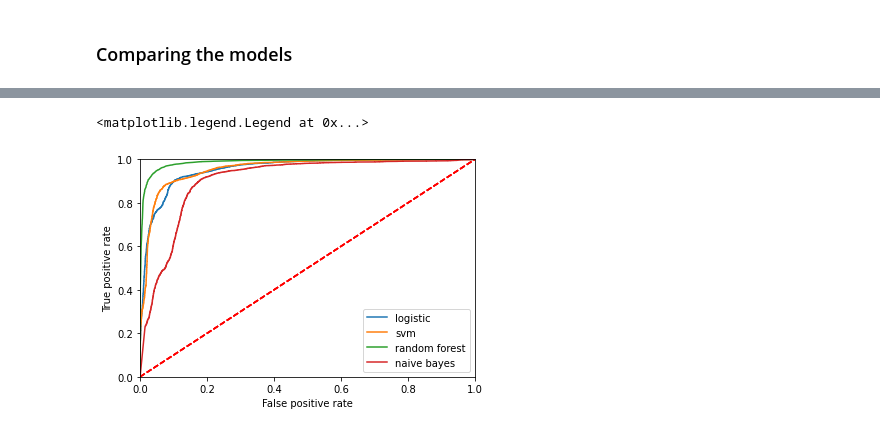
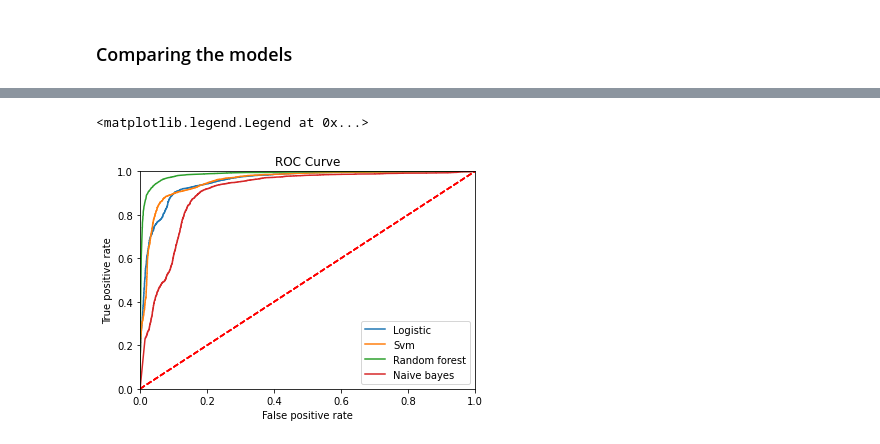
Before and after one commit to Adnan10101/Phishing-sites, a Jupyter notebook: model/model.ipynb, the cells around one changed output, grey strips where cells are left out. Drawn from its saved outputs; the diff is of its cells as text; code cells hidden in the pictures.

```diff
--- a/model/model.ipynb
+++ b/model/model.ipynb
@@ -801,2 +737,8 @@ plot_roc(fpr_svm,tpr_svm)
 # %% [markdown]
 ### Comparing the models
+# %%
+fpr_log, tpr_log, threshold = roc_curve(web_out,log_scores_)
+fpr_svm, tpr_svm, threshold = roc_curve(web_out,svm_scores_)
+fpr_tree, tpr_tree, threshold = roc_curve(web_out,tree_scores_proba[:,1])
+fpr_rand, tpr_rand, threshold = roc_curve(web_out,rand_scores_proba[:,1])
+fpr_naive, tpr_naive, threshold = roc_curve(web_out,naive_scores_proba[:,1])
@@ -803,13 +756,15 @@ plot_roc(fpr_svm,tpr_svm)
 # %%
-plot_roc(fpr_log,tpr_log,"logistic")
-plot_roc(fpr_svm,tpr_svm,"svm")
-plot_roc(fpr_rand,tpr_rand,"random forest")
+plot_roc(fpr_log,tpr_log,"Logistic")
+plot_roc(fpr_svm,tpr_svm,"Svm")
+plot_roc(fpr_rand,tpr_rand,"Random forest")
 #plot_roc(fpr_tree,tpr_tree,"decision tree")
-plot_roc(fpr_naive,tpr_naive,"naive bayes")
+plot_roc(fpr_naive,tpr_naive,"Naive bayes")
+
+plt.title("ROC Curve")
 plt.legend()
 # %% [output]
 <matplotlib.legend.Legend at 0x...>
-[figure, old version]
+[figure, new version]
 # %%
 print("LOGISTIC : ",roc_auc_score(web_out,log_scores_),"NAIVE : ",roc_auc_score(web_out,naive_scores_proba[:,1]),"SVM : ",roc_auc_score(web_out,svm_scores_),"RANDOM FOREST : " ,roc_auc_score(web_out,rand_scores_proba[:,1]),roc_auc_score(web_out,tree_scores_proba[:,1]))
 # %% [output]
```
Also changed, not shown: parts of 22 cells of this notebook.
